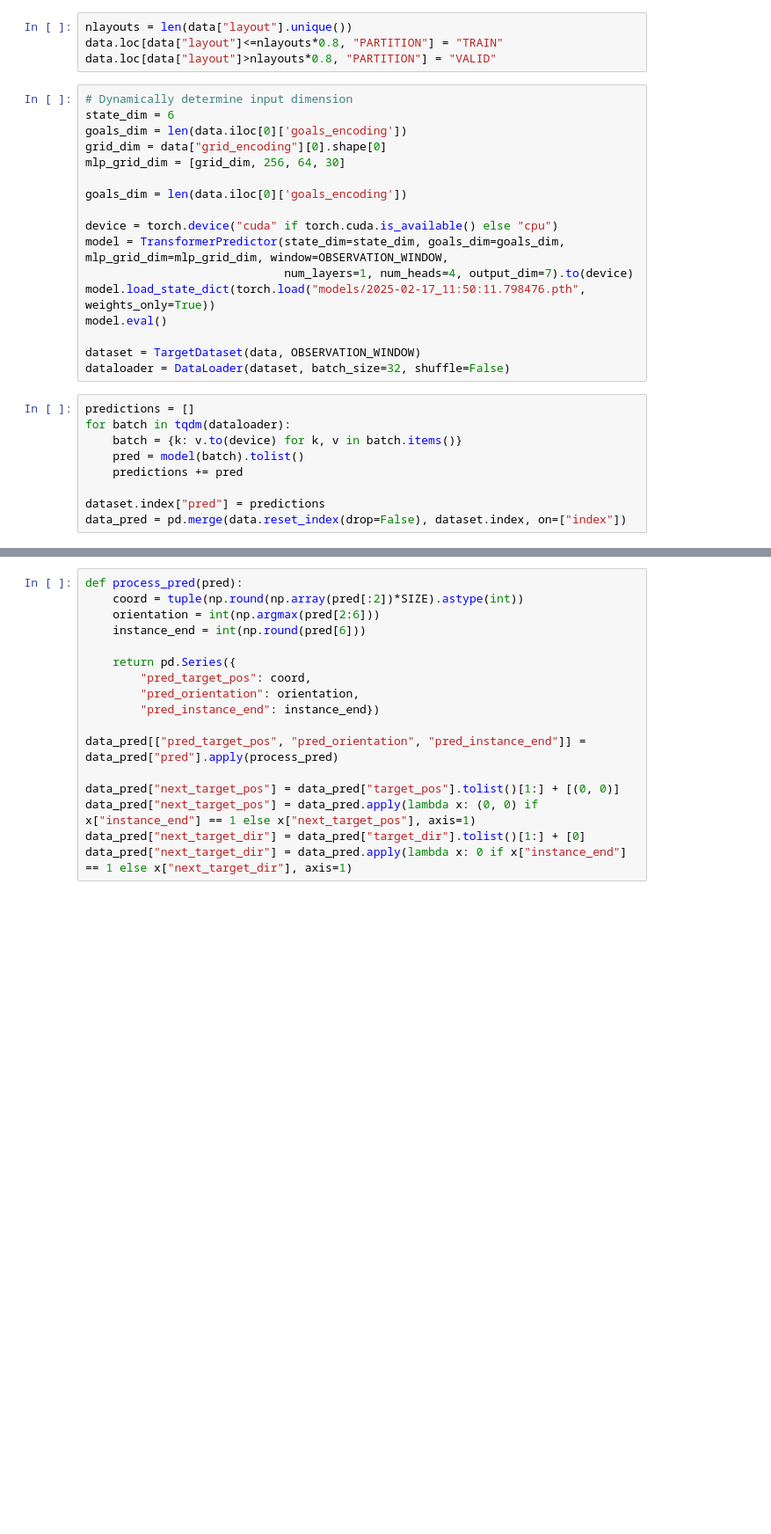
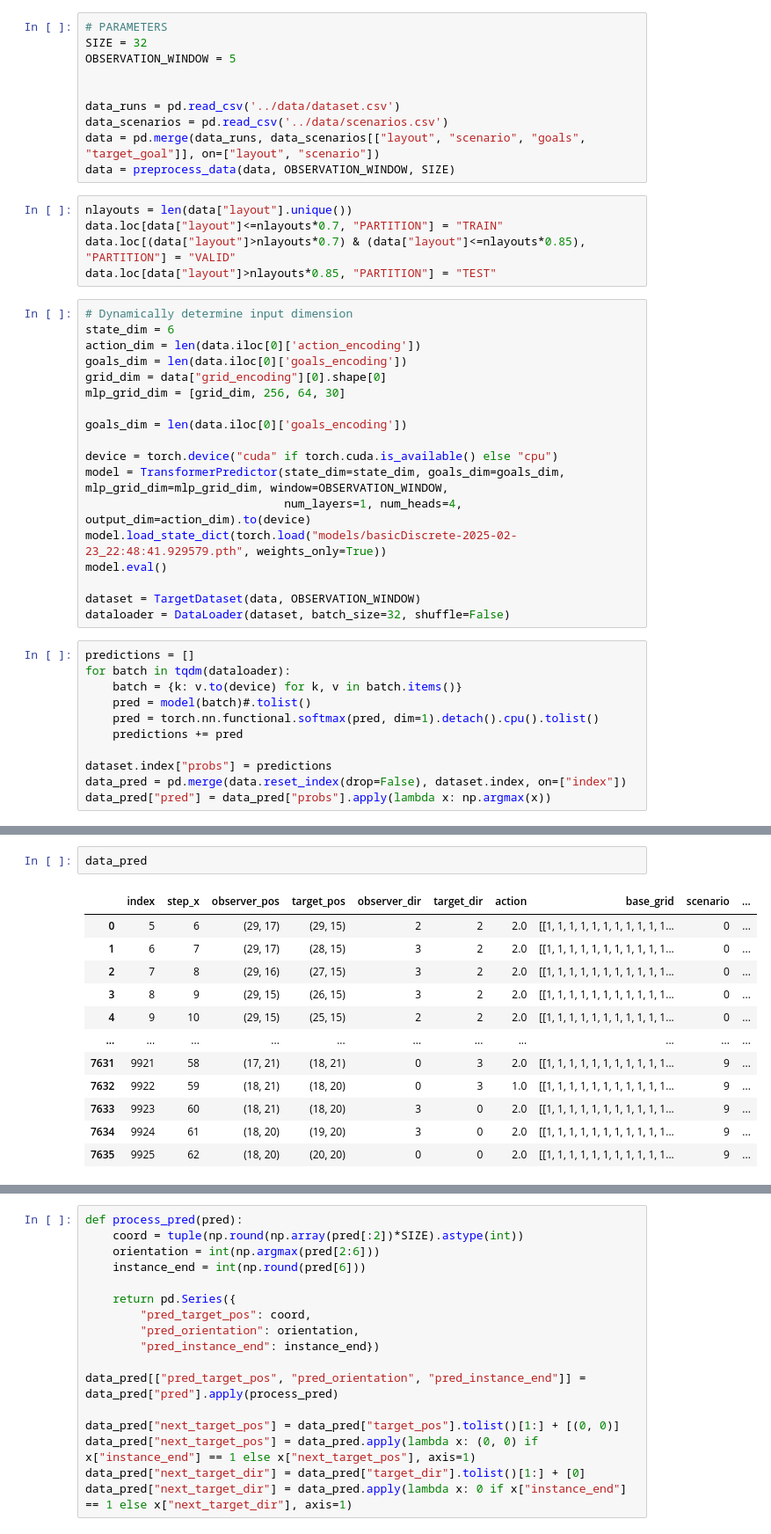
Before and after one commit to chen-yuan-zhang/agr_agents, a Jupyter notebook: gr_pursuer/neural/testing.ipynb, the cells around one changed output, grey strips where cells are left out. Shown at 88% size. Saved outputs shown, nothing was run; the diff lists cells and outputs as text; blank space fills up the shorter version.

Commit message:
Multirun - observation window exp

```diff
--- a/neural/testing.ipynb
+++ b/gr_pursuer/neural/testing.ipynb
@@ -37,10 +11,22 @@ data = preprocess_data(data)
+# %%
+# PARAMETERS
+SIZE = 32
+OBSERVATION_WINDOW = 5
+
+
+data_runs = pd.read_csv('../data/dataset.csv')
+data_scenarios = pd.read_csv('../data/scenarios.csv')
+data = pd.merge(data_runs, data_scenarios[["layout", "scenario", "goals", "target_goal"]], on=["layout", "scenario"])
+data = preprocess_data(data, OBSERVATION_WINDOW, SIZE)
 # %%
 nlayouts = len(data["layout"].unique())
-data.loc[data["layout"]<=nlayouts*0.8, "PARTITION"] = "TRAIN"
-data.loc[data["layout"]>nlayouts*0.8, "PARTITION"] = "VALID"
+data.loc[data["layout"]<=nlayouts*0.7, "PARTITION"] = "TRAIN"
+data.loc[(data["layout"]>nlayouts*0.7) & (data["layout"]<=nlayouts*0.85), "PARTITION"] = "VALID"
+data.loc[data["layout"]>nlayouts*0.85, "PARTITION"] = "TEST"
 # %%
 # Dynamically determine input dimension
 state_dim = 6
+action_dim = len(data.iloc[0]['action_encoding'])
 goals_dim = len(data.iloc[0]['goals_encoding'])
 grid_dim = data["grid_encoding"][0].shape[0]
 mlp_grid_dim = [grid_dim, 256, 64, 30]
@@ -49,8 +35,8 @@ goals_dim = len(data.iloc[0]['goals_encoding'])
 
 device = torch.device("cuda" if torch.cuda.is_available() else "cpu")
 model = TransformerPredictor(state_dim=state_dim, goals_dim=goals_dim, mlp_grid_dim=mlp_grid_dim, window=OBSERVATION_WINDOW,
-                             num_layers=1, num_heads=4, output_dim=7).to(device)
-model.load_state_dict(torch.load("models/2025-02-17_11:50:11.798476.pth", weights_only=True))
+                             num_layers=1, num_heads=4, output_dim=action_dim).to(device)
+model.load_state_dict(torch.load("models/basicDiscrete-2025-02-23_22:48:41.929579.pth", weights_only=True))
 model.eval()
 
 dataset = TargetDataset(data, OBSERVATION_WINDOW)
@@ -59,8 +45,10 @@ dataloader = DataLoader(dataset, batch_size=32, shuffle=False)
 predictions = []
 for batch in tqdm(dataloader):
     batch = {k: v.to(device) for k, v in batch.items()}
-    pred = model(batch).tolist()
+    pred = model(batch)#.tolist()
+    pred = torch.nn.functional.softmax(pred, dim=1).detach().cpu().tolist()
     predictions += pred
 
-dataset.index["pred"] = predictions
+dataset.index["probs"] = predictions
 data_pred = pd.merge(data.reset_index(drop=False), dataset.index, on=["index"])
+data_pred["pred"] = data_pred["probs"].apply(lambda x: np.argmax(x))
@@ -66,0 +88,15 @@ data_pred = pd.merge(data.reset_index(drop=False), dataset.index, on=["index"])
+# %%
+data_pred
+# %% [output]
+|  | index | step_x | observer_pos | target_pos | observer_dir | target_dir | action | base_grid | scenario | ... |
+| 0 | 5 | 6 | (29, 17) | (29, 15) | 2 | 2 | 2.0 | [[1, 1, 1, 1, 1, 1, 1, 1, 1, 1, 1... | 0 | ... |
+| 1 | 6 | 7 | (29, 17) | (28, 15) | 3 | 2 | 2.0 | [[1, 1, 1, 1, 1, 1, 1, 1, 1, 1, 1... | 0 | ... |
+| 2 | 7 | 8 | (29, 16) | (27, 15) | 3 | 2 | 2.0 | [[1, 1, 1, 1, 1, 1, 1, 1, 1, 1, 1... | 0 | ... |
+| 3 | 8 | 9 | (29, 15) | (26, 15) | 3 | 2 | 2.0 | [[1, 1, 1, 1, 1, 1, 1, 1, 1, 1, 1... | 0 | ... |
+| 4 | 9 | 10 | (29, 15) | (25, 15) | 2 | 2 | 2.0 | [[1, 1, 1, 1, 1, 1, 1, 1, 1, 1, 1... | 0 | ... |
+| ... | ... | ... | ... | ... | ... | ... | ... | ... | ... | ... |
+| 7631 | 9921 | 58 | (17, 21) | (18, 21) | 0 | 3 | 2.0 | [[1, 1, 1, 1, 1, 1, 1, 1, 1, 1, 1... | 9 | ... |
+| 7632 | 9922 | 59 | (18, 21) | (18, 20) | 0 | 3 | 1.0 | [[1, 1, 1, 1, 1, 1, 1, 1, 1, 1, 1... | 9 | ... |
+| 7633 | 9923 | 60 | (18, 21) | (18, 20) | 3 | 0 | 2.0 | [[1, 1, 1, 1, 1, 1, 1, 1, 1, 1, 1... | 9 | ... |
+| 7634 | 9924 | 61 | (18, 20) | (19, 20) | 3 | 0 | 2.0 | [[1, 1, 1, 1, 1, 1, 1, 1, 1, 1, 1... | 9 | ... |
+| 7635 | 9925 | 62 | (18, 20) | (20, 20) | 0 | 0 | 2.0 | [[1, 1, 1, 1, 1, 1, 1, 1, 1, 1, 1... | 9 | ... |
```
Also changed, not shown: parts of 5 cells of this notebook, 9 other files.
